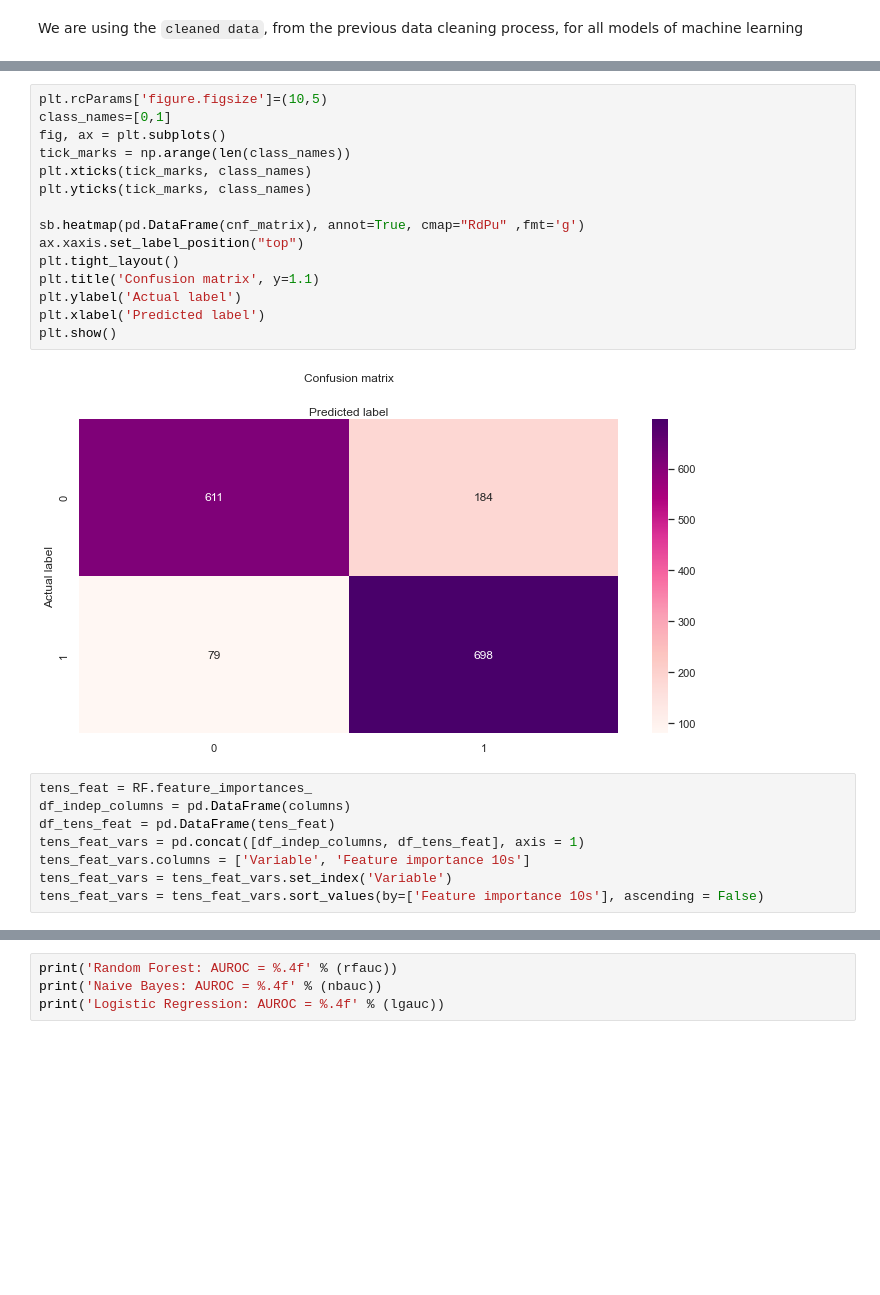
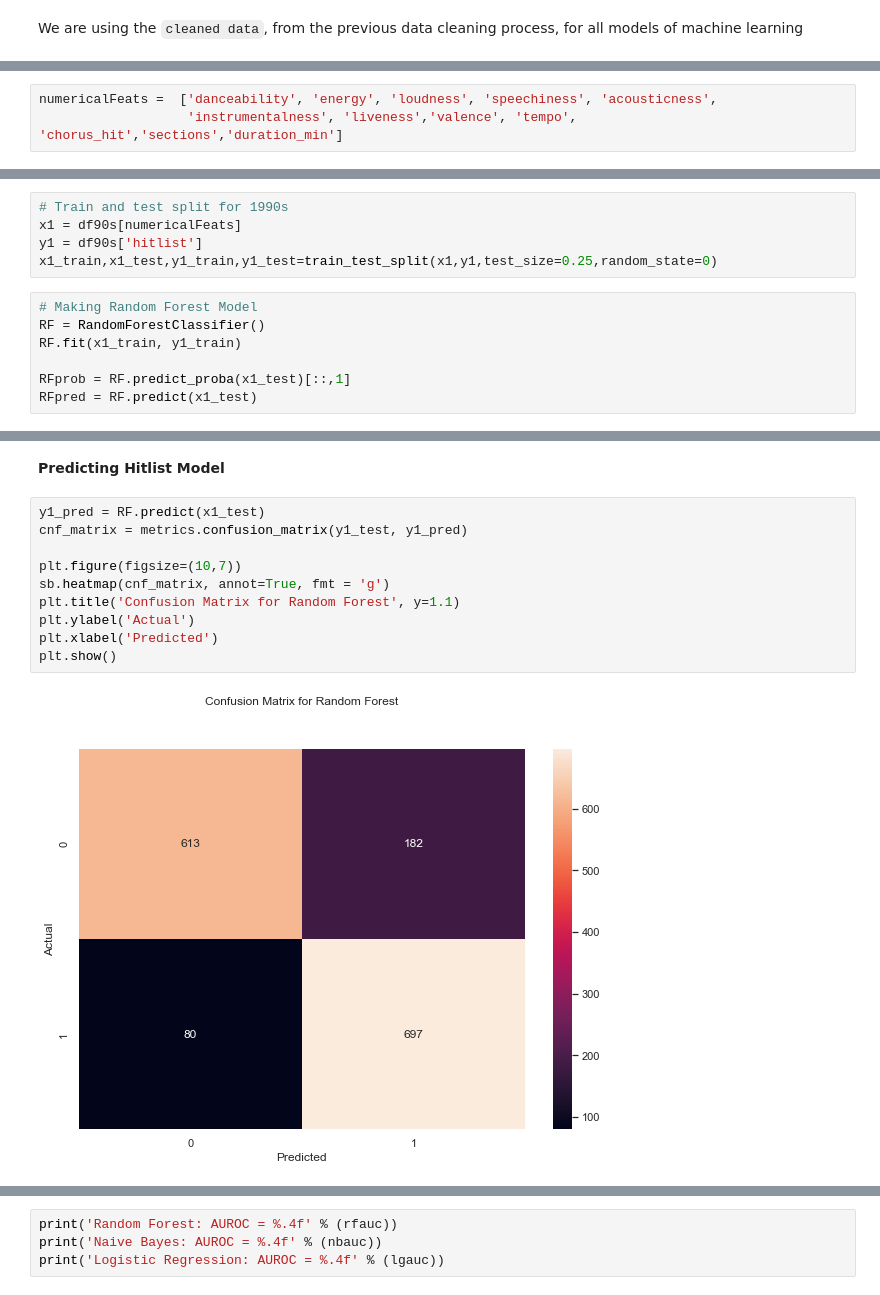
Before and after one commit to gabriellenicole/spotify-hitlist, a Jupyter notebook: IE0005_MiniProject_SpotifyHitPredictor.ipynb, the cells around one changed output, grey strips where cells are left out. Cells and saved outputs as stored; diff of their text form; blank space fills up the shorter version.

Commit message:
added new models

```diff
--- a/IE0005_MiniProject_SpotifyHitPredictor.ipynb
+++ b/IE0005_MiniProject_SpotifyHitPredictor.ipynb
@@ -750,0 +707,3 @@ array([[611, 184],
+# %%
+numericalFeats =  ['danceability', 'energy', 'loudness', 'speechiness', 'acousticness',
+                   'instrumentalness', 'liveness','valence', 'tempo', 'chorus_hit','sections','duration_min']
@@ -750,0 +714,12 @@ array([[611, 184],
+# %%
+# Train and test split for 1990s
+x1 = df90s[numericalFeats]
+y1 = df90s['hitlist']
+x1_train,x1_test,y1_train,y1_test=train_test_split(x1,y1,test_size=0.25,random_state=0)
+# %%
+# Making Random Forest Model
+RF = RandomForestClassifier()
+RF.fit(x1_train, y1_train)
+
+RFprob = RF.predict_proba(x1_test)[::,1]
+RFpred = RF.predict(x1_test)
@@ -751,25 +753,14 @@ array([[611, 184],
+# %% [markdown]
+**Predicting Hitlist Model**
 # %%
-plt.rcParams['figure.figsize']=(10,5)
-class_names=[0,1]
-fig, ax = plt.subplots()
-tick_marks = np.arange(len(class_names))
-plt.xticks(tick_marks, class_names)
-plt.yticks(tick_marks, class_names)
+y1_pred = RF.predict(x1_test)
+cnf_matrix = metrics.confusion_matrix(y1_test, y1_pred)
 
-sb.heatmap(pd.DataFrame(cnf_matrix), annot=True, cmap="RdPu" ,fmt='g')
-ax.xaxis.set_label_position("top")
-plt.tight_layout()
-plt.title('Confusion matrix', y=1.1)
-plt.ylabel('Actual label')
-plt.xlabel('Predicted label')
+plt.figure(figsize=(10,7))
+sb.heatmap(cnf_matrix, annot=True, fmt = 'g')
+plt.title('Confusion Matrix for Random Forest', y=1.1)
+plt.ylabel('Actual')
+plt.xlabel('Predicted')
 plt.show()
 # %% [output]
-[figure, old version]
+[figure, new version]
-# %%
-tens_feat = RF.feature_importances_
-df_indep_columns = pd.DataFrame(columns)
-df_tens_feat = pd.DataFrame(tens_feat)
-tens_feat_vars = pd.concat([df_indep_columns, df_tens_feat], axis = 1)
-tens_feat_vars.columns = ['Variable', 'Feature importance 10s']
-tens_feat_vars = tens_feat_vars.set_index('Variable')
-tens_feat_vars = tens_feat_vars.sort_values(by=['Feature importance 10s'], ascending = False)
```
Also changed, not shown: parts of 73 cells of this notebook.
